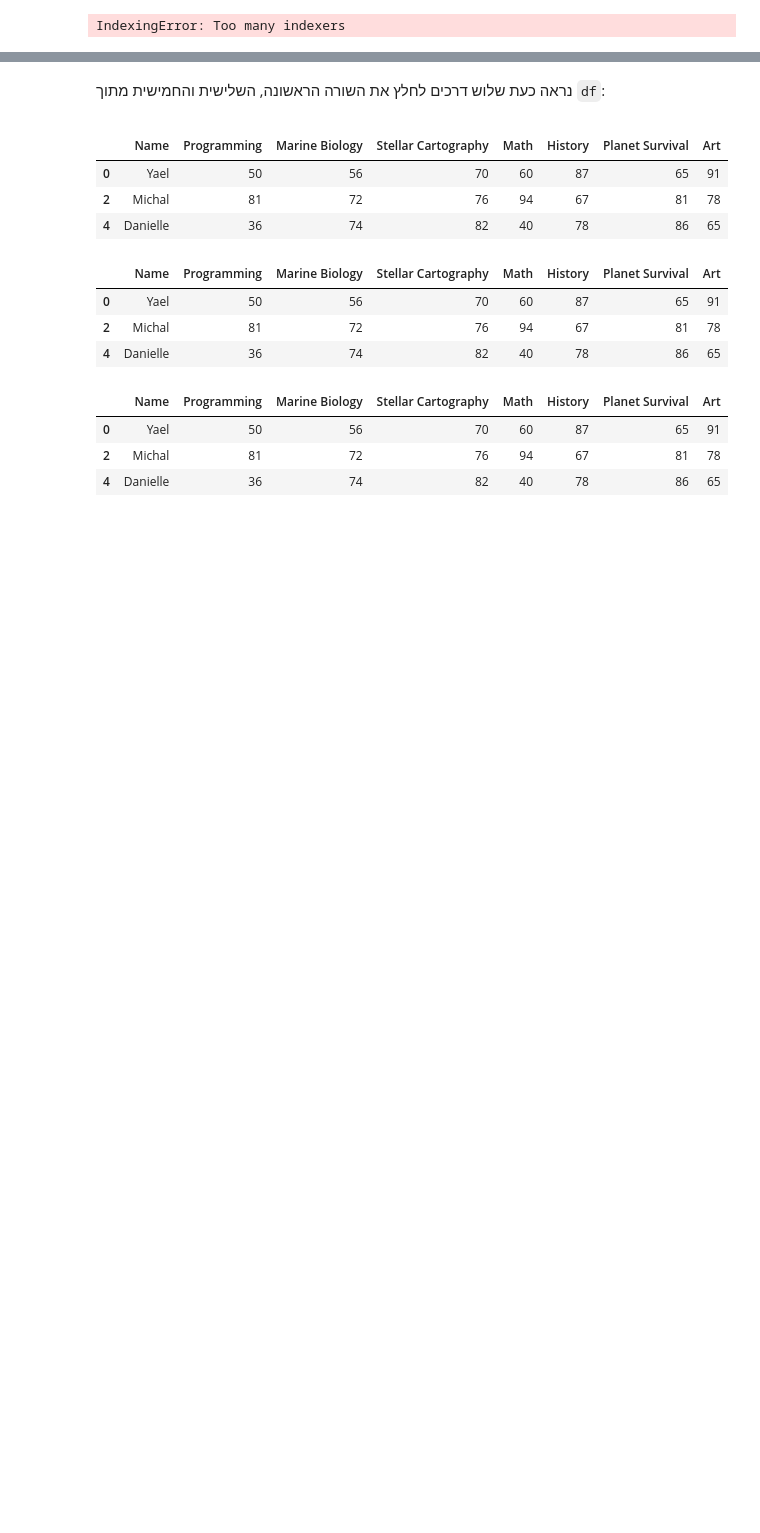
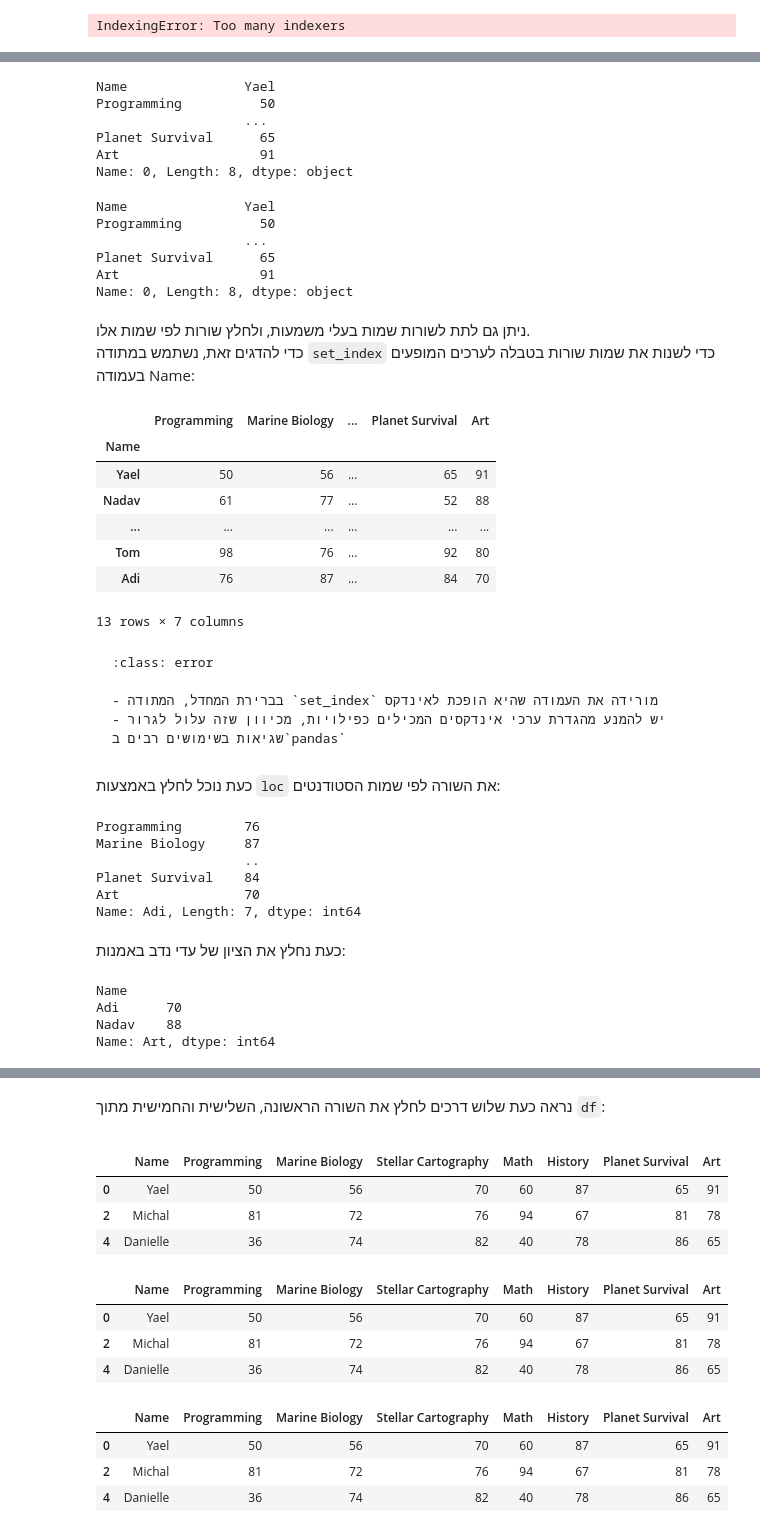
Before and after one commit to hag007/virtual-pyprog, a Jupyter notebook: 19_3_access-df.ipynb, the cells around one changed output, grey strips where cells are left out. Drawn from its saved outputs; the diff is of its cells as text; code cells hidden in the pictures; blank space fills up the shorter version.

````diff
--- a/19_3_access-df.ipynb
+++ b/19_3_access-df.ipynb
@@ -193,0 +229,60 @@ IndexingError: Too many indexers
+# %%
+display(df.loc[0])
+# %% [output]
+Name               Yael
+Programming          50
+                   ...
+Planet Survival      65
+Art                  91
+Name: 0, Length: 8, dtype: object
+# %%
+display(df.iloc[0])
+# %% [output]
+Name               Yael
+Programming          50
+                   ...
+Planet Survival      65
+Art                  91
+Name: 0, Length: 8, dtype: object
+# %% [markdown]
+ניתן גם לתת לשורות שמות בעלי משמעות, ולחלץ שורות לפי שמות אלו.
+כדי להדגים זאת, נשתמש במתודה `set_index` כדי לשנות את שמות שורות בטבלה לערכים המופעים בעמודה Name:
+# %%
+df = df.set_index("Name")
+display(df)
+# %% [output]
+|  | Programming | Marine Biology | ... | Planet Survival | Art |
+| Name |  |  |  |  |  |
+| Yael | 50 | 56 | ... | 65 | 91 |
+| Nadav | 61 | 77 | ... | 52 | 88 |
+| ... | ... | ... | ... | ... | ... |
+| Tom | 98 | 76 | ... | 92 | 80 |
+| Adi | 76 | 87 | ... | 84 | 70 |
+13 rows × 7 columns
+# %% [markdown]
+```{admonition} **שימו לב**
+:class: error
+
+- בברירת המחדל, המתודה `set_index` מורידה את העמודה שהיא הופכת לאינדקס
+- יש להמנע מהגדרת ערכי אינדקסים המכילים כפילויות, מכיוון שזה עלול לגרור שגיאות בשימושים רבים ב`pandas`
+```
+# %% [markdown]
+כעת נוכל לחלץ באמצעות `loc` את השורה לפי שמות הסטודנטים:
+# %%
+print(df.loc['Adi'])
+# %% [output]
+Programming        76
+Marine Biology     87
+                   ..
+Planet Survival    84
+Art                70
+Name: Adi, Length: 7, dtype: int64
+# %% [markdown]
+כעת נחלץ את הציון של עדי נדב באמנות:
+# %%
+print(df.loc[['Adi','Nadav'], 'Art'])
+# %% [output]
+Name
+Adi      70
+Nadav    88
+Name: Art, dtype: int64
````
Also changed, not shown: parts of 66 cells of this notebook, 17 other files.
